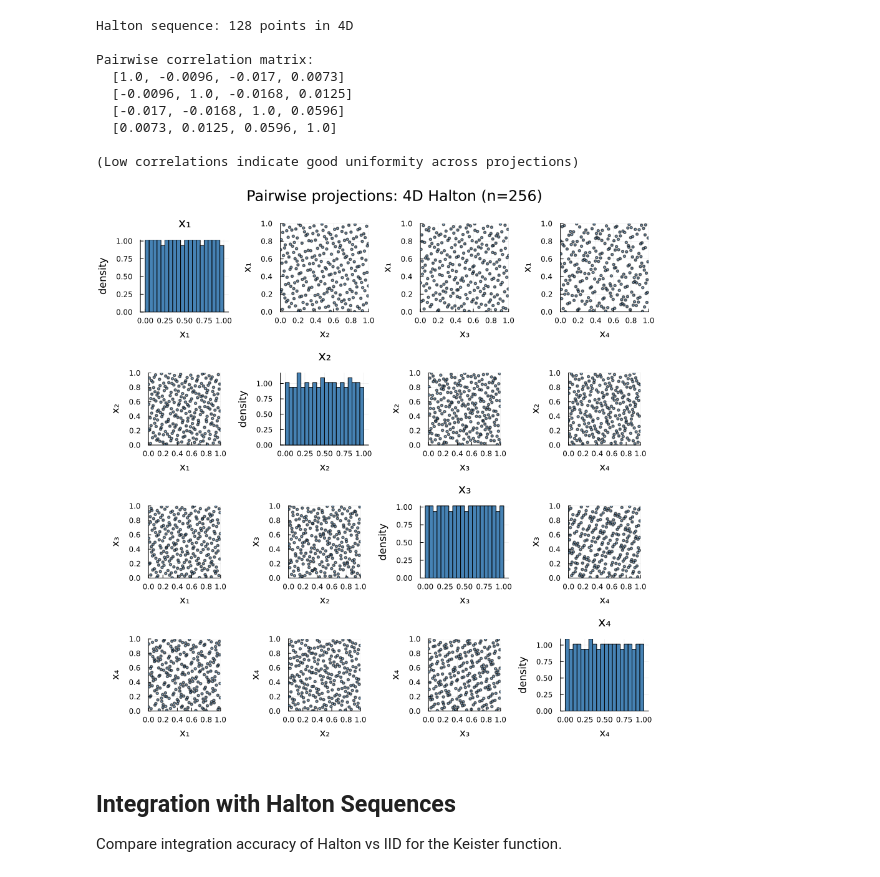
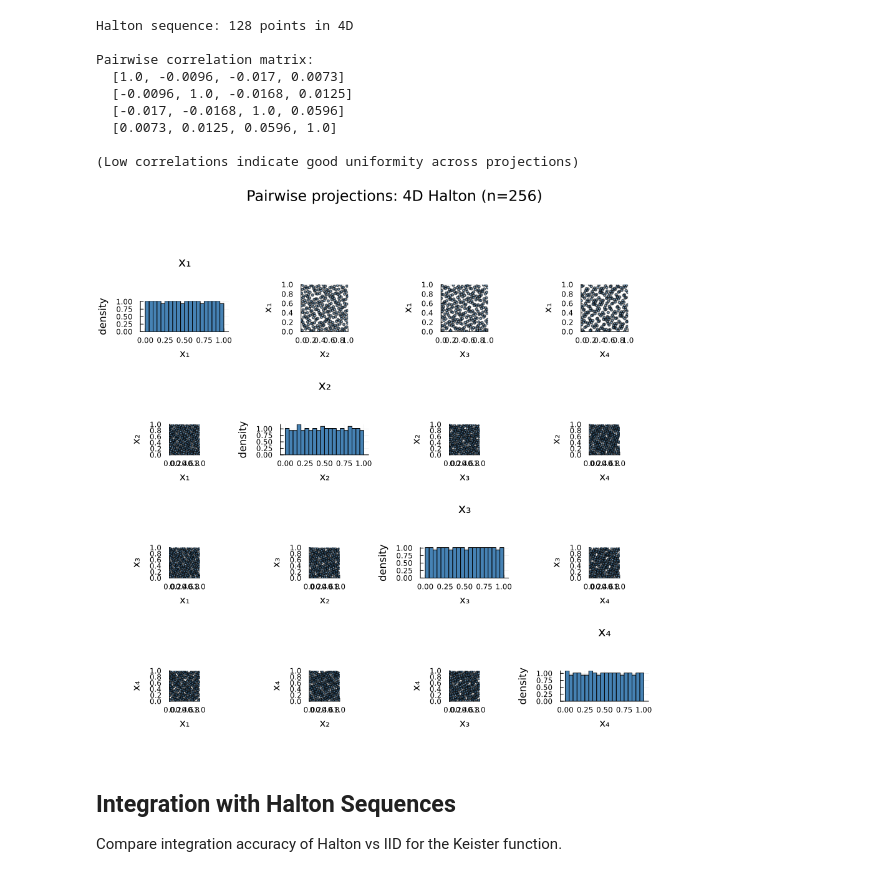
Before and after one commit to QMCSoftware/QMC.jl, a Jupyter notebook: demos/linear_scrambled_halton.ipynb, the cells around one changed output. Saved outputs shown, nothing was run; the diff lists cells and outputs as text; code cells hidden in the pictures.

Commit message:
Beautify plots

```diff
--- a/demos/linear_scrambled_halton.ipynb
+++ b/demos/linear_scrambled_halton.ipynb
@@ -170,30 +172,31 @@ Pairwise correlation matrix:
 # %%
 if HAVE_PLOTS
     # All pairwise 2D projections of 4D Halton
     h4 = Halton(4; seed=7)
     x4 = gen_samples(h4, 256)
     dim_names = ["x₁", "x₂", "x₃", "x₄"]
     pair_plts = []
     for i in 1:4, j in 1:4
         if i == j
             # Histogram on diagonal
             local p = histogram(x4[:, i]; bins=20, normalize=:pdf,
                 color=:steelblue, label=nothing,
                 xlabel=dim_names[i], ylabel="density",
                 title=dim_names[i])
         else
             local p = scatter(x4[:, j], x4[:, i];
                 markersize=2, alpha=0.6, color=:steelblue, label=nothing,
                 xlabel=dim_names[j], ylabel=dim_names[i],
                 xlims=(0, 1), ylims=(0, 1), aspect_ratio=:equal)
         end
         push!(pair_plts, p)
     end
     display(plot(pair_plts...; layout=(4, 4), size=(900, 900),
-        plot_title="Pairwise projections: 4D Halton (n=256)"))
+        plot_titlevspan=0.12, plot_title="Pairwise projections: 4D Halton (n=256)",
+        top_margin=10Plots.mm, bottom_margin=5Plots.mm))
 end
 # %% [output]
-[figure, old version]
+[figure, new version]
 # %% [markdown]
 ## Integration with Halton Sequences
 
```
Also changed, not shown: parts of 3 cells of this notebook, 36 other files.
